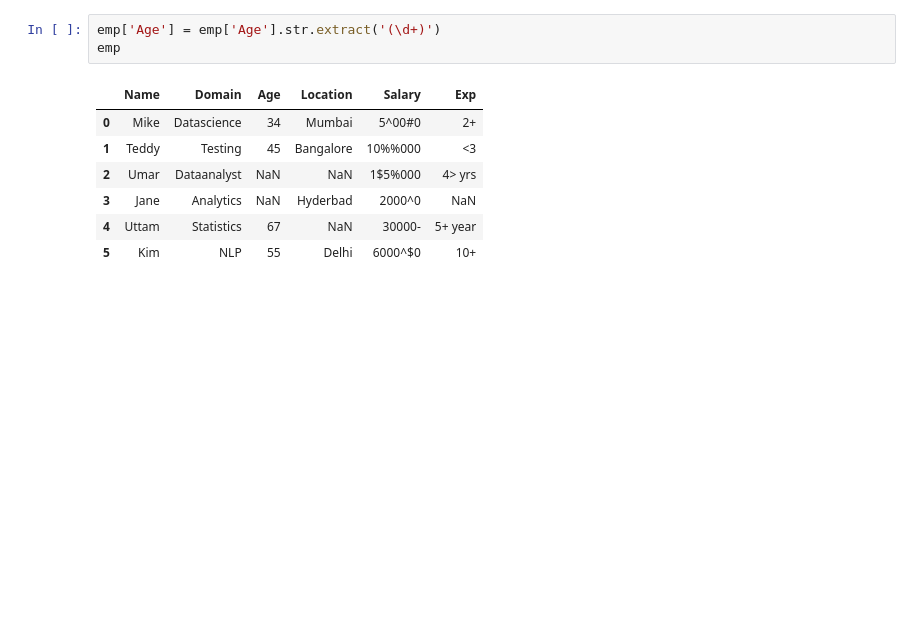
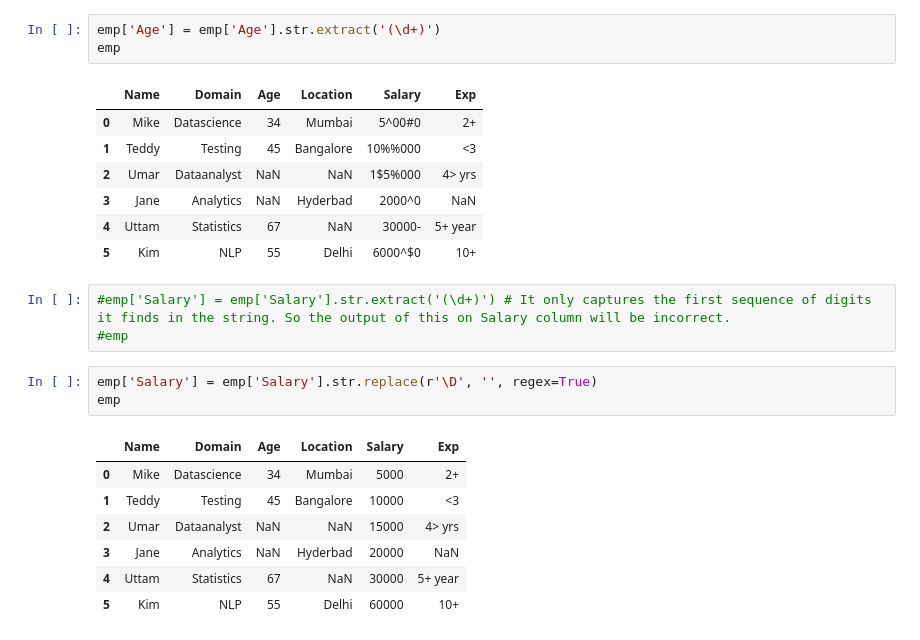
Before and after one commit to sbborusu/530pm_Agentic_Ai_Batch_7thApril, a Jupyter notebook: EDA_Classwork.ipynb, the cells around one changed output. Saved outputs shown, nothing was run; the diff lists cells and outputs as text; blank space fills up the shorter version.

```diff
--- a/EDA_Classwork.ipynb
+++ b/EDA_Classwork.ipynb
@@ -163,3 +163,17 @@ emp
 | 3 | Jane | Analytics | NaN | Hyderbad | 2000^0 | NaN |
 | 4 | Uttam | Statistics | 67 | NaN | 30000- | 5+ year |
 | 5 | Kim | NLP | 55 | Delhi | 6000^$0 | 10+ |
+# %%
+#emp['Salary'] = emp['Salary'].str.extract('(\d+)') # It only captures the first sequence of digits it finds in the string. So the output of this on Salary column will be incorrect.
+#emp
+# %%
+emp['Salary'] = emp['Salary'].str.replace(r'\D', '', regex=True)
+emp
+# %% [output]
+|  | Name | Domain | Age | Location | Salary | Exp |
+| 0 | Mike | Datascience | 34 | Mumbai | 5000 | 2+ |
+| 1 | Teddy | Testing | 45 | Bangalore | 10000 | <3 |
+| 2 | Umar | Dataanalyst | NaN | NaN | 15000 | 4> yrs |
+| 3 | Jane | Analytics | NaN | Hyderbad | 20000 | NaN |
+| 4 | Uttam | Statistics | 67 | NaN | 30000 | 5+ year |
+| 5 | Kim | NLP | 55 | Delhi | 60000 | 10+ |
```
Also changed, not shown: parts of 25 cells of this notebook.
